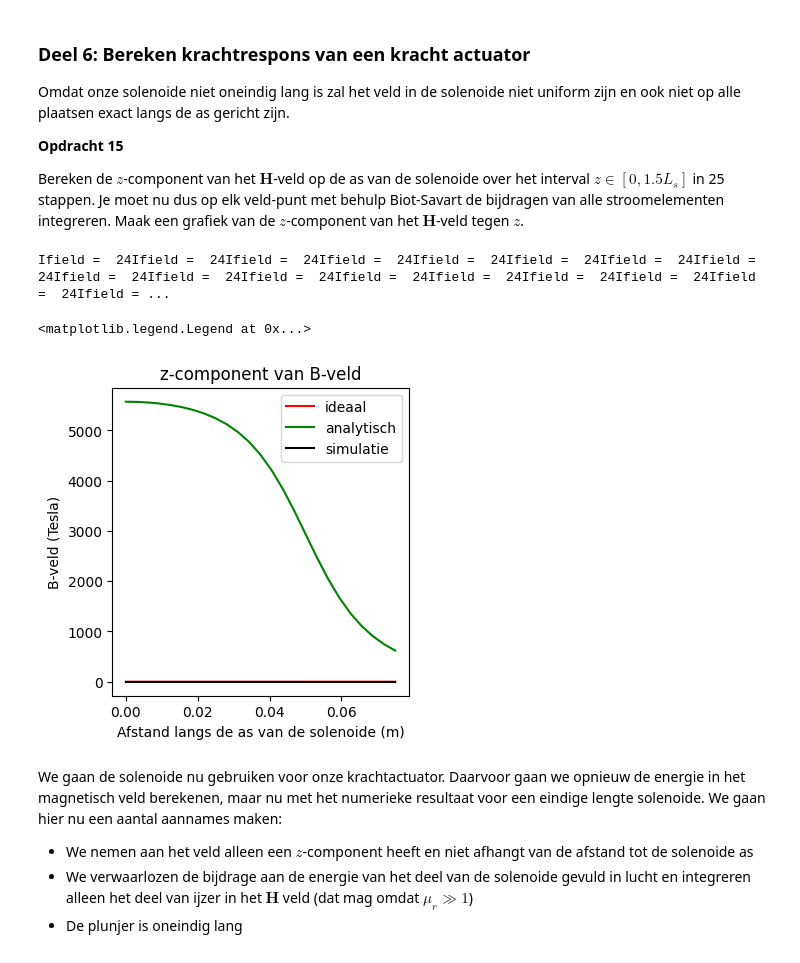
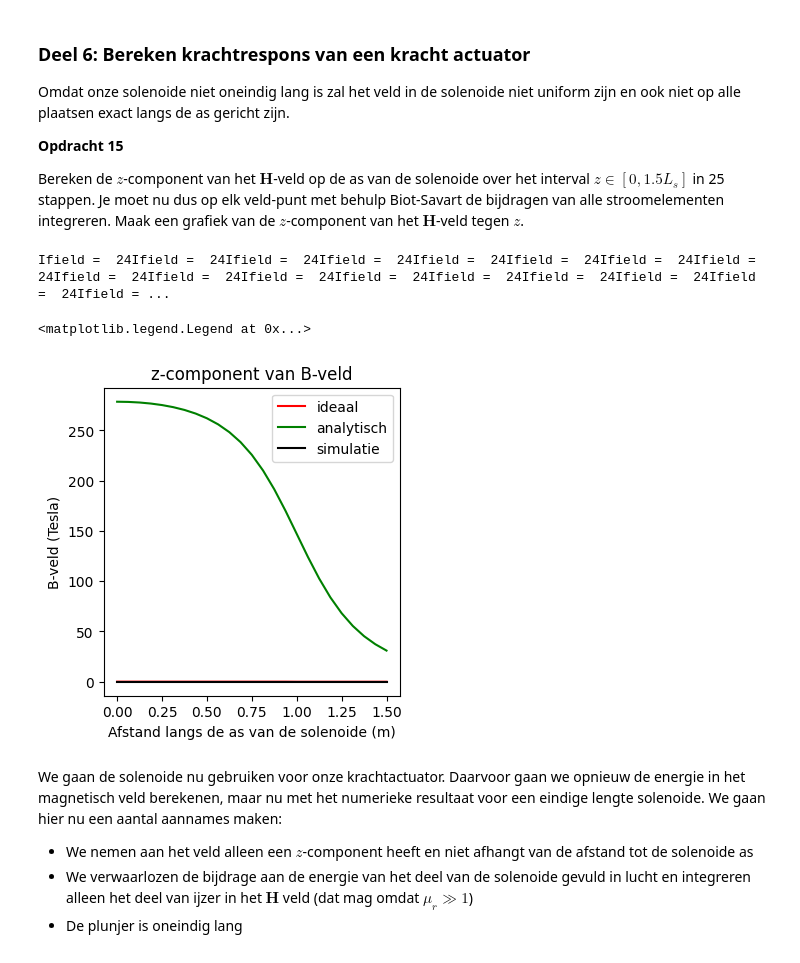
Before and after one commit to OLvanVelze/opdrachten-DEF-D-OVV, a Jupyter notebook: DigitaleOntwerpopdrachten/2KrachtactuatorOpdracht/KrachtactuatorOpdracht.ipynb, the cells around one changed output. Cells and saved outputs as stored; diff of their text form; code cells hidden in the pictures.

```diff
--- a/DigitaleOntwerpopdrachten/2KrachtactuatorOpdracht/KrachtactuatorOpdracht.ipynb
+++ b/DigitaleOntwerpopdrachten/2KrachtactuatorOpdracht/KrachtactuatorOpdracht.ipynb
@@ -533,7 +535,7 @@ Omdat onze solenoide niet oneindig lang is zal het veld in de solenoide niet uni
 Bereken de $z$-component van het $\mathbf{H}$-veld op de as van de solenoide over het interval $z \in [0, 1.5L_s]$ in 25 stappen. Je moet nu dus op elk veld-punt met behulp Biot-Savart de bijdragen van alle stroomelementen integreren. Maak een grafiek van de $z$-component van het $\mathbf{H}$-veld tegen $z$.
 # %%
 #de parameters L_s, aantal omwent, r_s, heb ik abitrair verzonnen omdat deze nog niet bekent waren tijdens het maken van de simulatie
-L_s = 0.1
+L_s = 2
 aantal_omwent = 100
 r_s = 0.02
 n_ax=25
@@ -542,34 +544,34 @@ H_ax=np.zeros((n_ax,1))
 
 for i_field in range(n_ax):
     print(f"\rIfield =  {i_field}", end="") # Print welk element van het veld nu berekend wordt.
     # Bepaal de field coordinate
     Hsimulated=np.array([0,0,0], dtype='float64')
     for i_source in np.arange(aantal_omwent):
         # Bepaal dl en r_source en gebruik
         Hsimulated += field_current_element(r_field, r_source, dl)
         print(f"Ifield =  {i_field}", end="")
 
     # selecting the z-component
     H_ax[i_field,0]=Hsimulated[2]
 
 H_veld_ideaal=analytical_answer*np.ones(n_ax)*(1.0*(z_ax < L_sol/2))
 
 # dit is nog een aardige analytische uitdrukking die je kan uitrekenen voor de z-component op de as van een solenoide met eindige lengte
 H_veld_analytisch=(aantal_omwent*I/L_sol/2)*((L_sol/2-z_ax)/np.sqrt((z_ax- L_sol/2)**2 + r_sol**2)+(L_sol/2+z_ax)/np.sqrt((z_ax+ L_sol/2)**2 + r_sol**2))
 
 plt.figure(figsize=[13,4])
 plt.subplot(131)
 plt.title('z-component van B-veld')
 plt.plot(z_ax, H_veld_ideaal, '-r', label='ideaal')
 plt.plot(z_ax, H_veld_analytisch, '-g', label='analytisch')
 plt.plot(z_ax, H_ax, '-k', label='simulatie')
 plt.xlabel('Afstand langs de as van de solenoide (m)')
 plt.ylabel('B-veld (Tesla)')
 plt.legend()
 # %% [output]
 Ifield =  24Ifield =  24Ifield =  24Ifield =  24Ifield =  24Ifield =  24Ifield =  24Ifield =  24Ifield =  24Ifield =  24Ifield =  24Ifield =  24Ifield =  24Ifield =  24Ifield =  24Ifield =  24Ifield = ...
 <matplotlib.legend.Legend at 0x...>
-[figure, old version]
+[figure, new version]
 # %% [markdown]
 We gaan de solenoide nu gebruiken voor onze krachtactuator. Daarvoor gaan we opnieuw de energie in het magnetisch veld berekenen, maar nu met het numerieke resultaat voor een eindige lengte solenoide. We gaan hier nu een aantal aannames maken:
 * We nemen aan het veld alleen een $z$-component heeft en niet afhangt van de afstand tot de solenoide as
```
Also changed, not shown: parts of 4 cells of this notebook.
